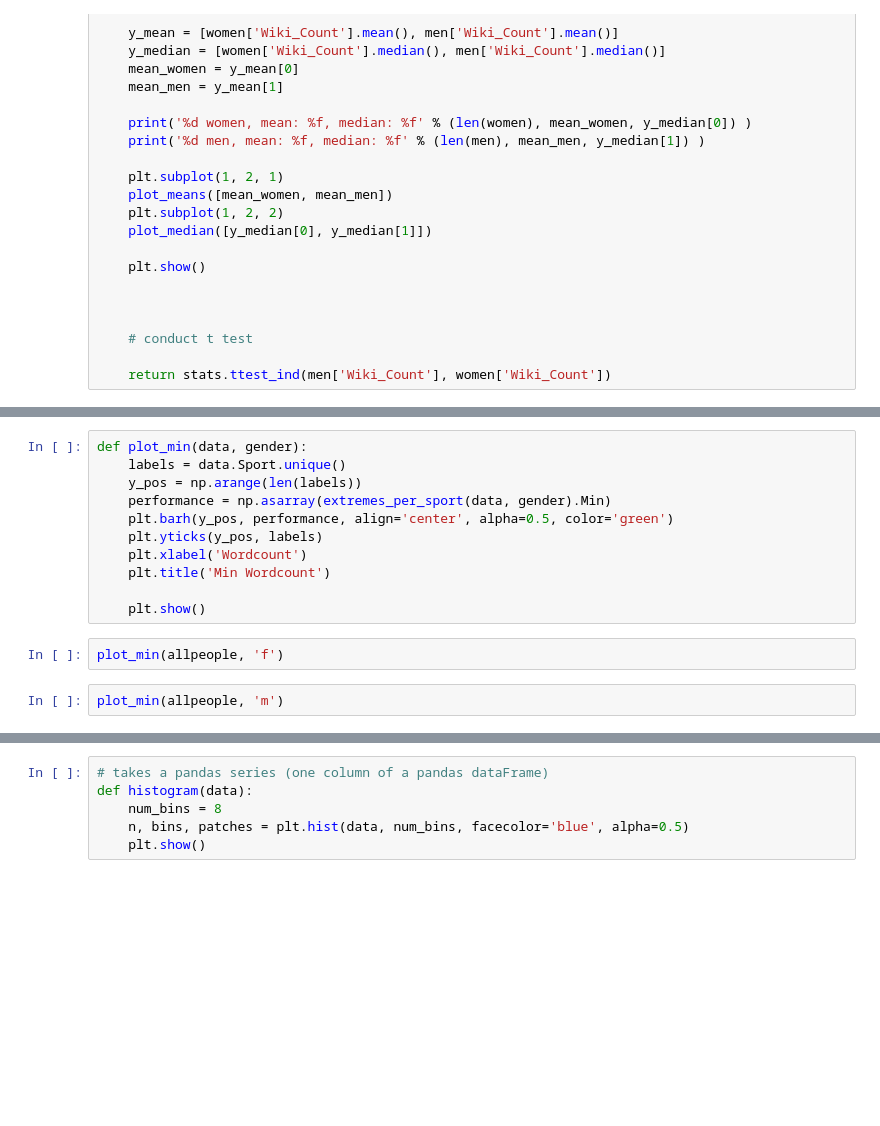
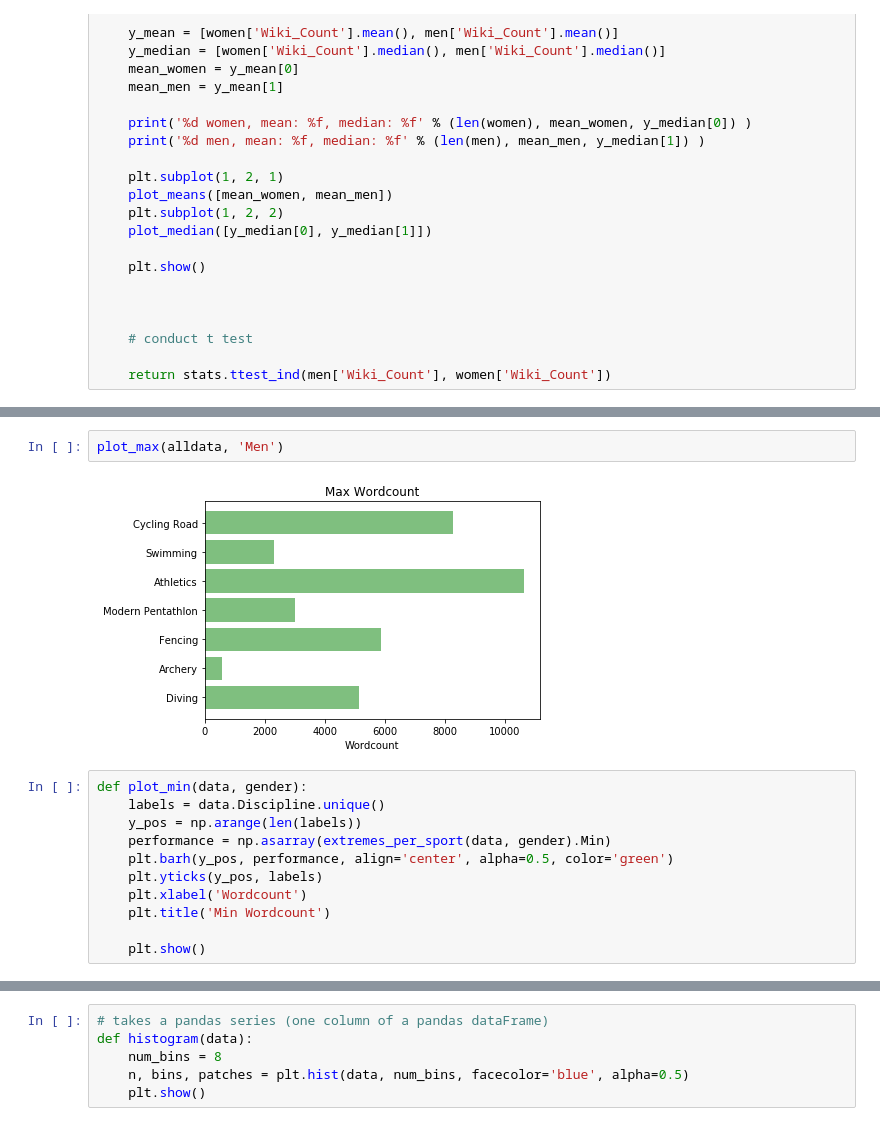
Before and after one commit to Tumbraegel/data-science-project, a Jupyter notebook: Get_Wiki_Count/Data_Analysis.ipynb, the cells around one changed output, grey strips where cells are left out. Saved outputs shown, nothing was run; the diff lists cells and outputs as text; blank space fills up the shorter version.

```diff
--- a/Get_Wiki_Count/Data_Analysis.ipynb
+++ b/Get_Wiki_Count/Data_Analysis.ipynb
@@ -132,6 +144,10 @@ plot_max(allpeople, 'm')
+# %%
+plot_max(alldata, 'Men')
+# %% [output]
+[figure, added]
 # %%
 def plot_min(data, gender):
-    labels = data.Sport.unique()
+    labels = data.Discipline.unique()
     y_pos = np.arange(len(labels))
     performance = np.asarray(extremes_per_sport(data, gender).Min)
     plt.barh(y_pos, performance, align='center', alpha=0.5, color='green')
@@ -140,7 +156,3 @@ def plot_min(data, gender):
     plt.title('Min Wordcount')
 
     plt.show()
-# %%
-plot_min(allpeople, 'f')
-# %%
-plot_min(allpeople, 'm')
```
Also changed, not shown: parts of 23 cells of this notebook.
